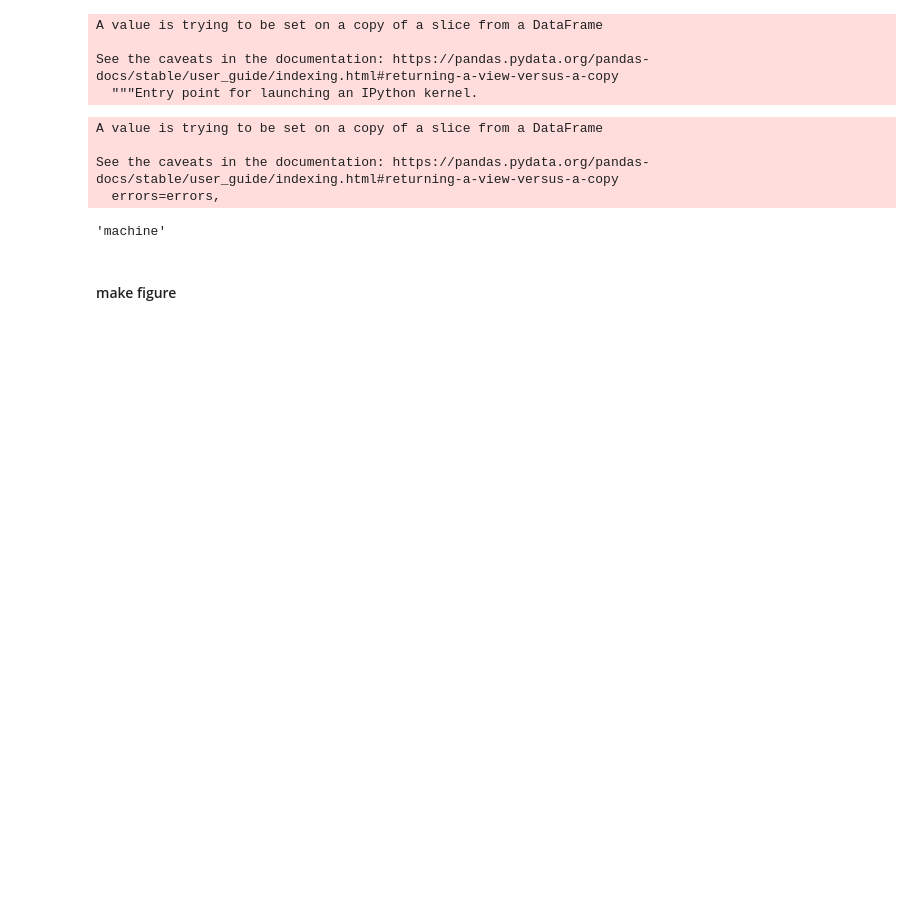
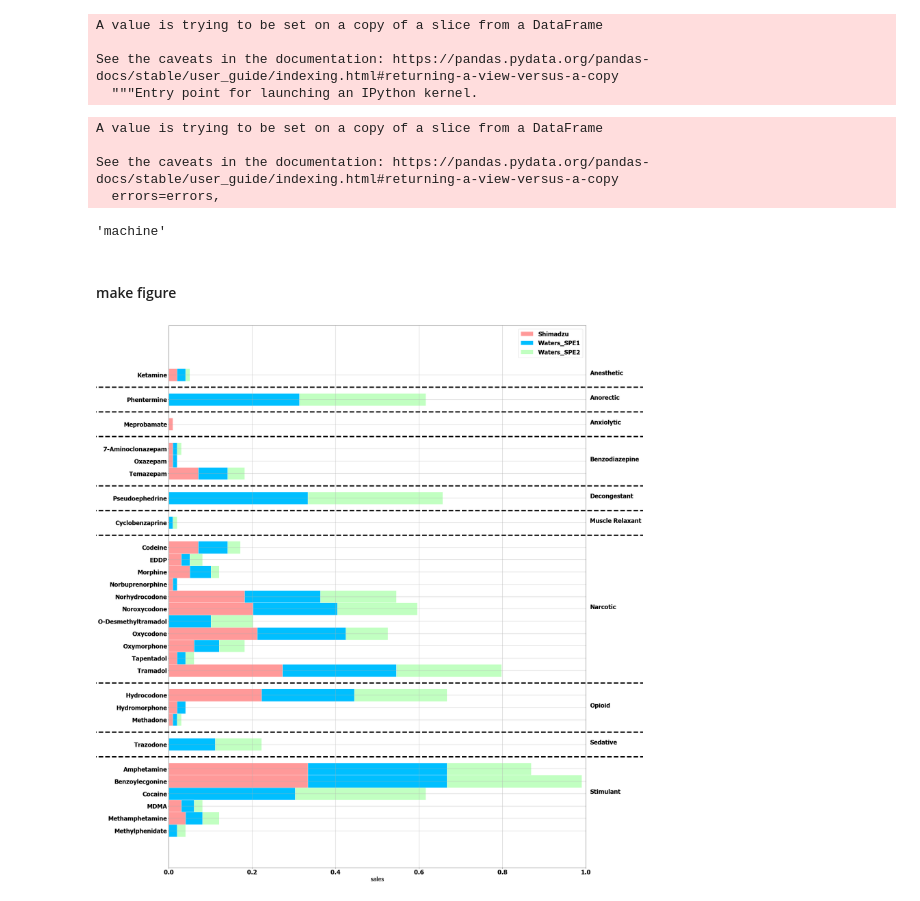
Before and after one commit to mloop/uf-wastewater, a Jupyter notebook: nbs/data_inventory.ipynb, the cells around one changed output. Saved outputs shown, nothing was run; the diff lists cells and outputs as text; code cells hidden in the pictures; blank space fills up the shorter version.

Commit message:
figure adjustments

```diff
--- a/nbs/data_inventory.ipynb
+++ b/nbs/data_inventory.ipynb
@@ -561,26 +557,42 @@ r = [1, 3, 5, 7, 8, 9, 11, 13, 15, 16, 17, 18, 19, 20, 21, 22, 23, 24, 25, 27, 2
 # %%
 # Horizontal Grouped
+
+r = [1, 3, 5, 7, 8, 9, 11, 13, 15, 16, 17, 18, 19, 20, 21, 22, 23, 24, 25, 27, 28, 29, 31, 33, 34, 35, 36, 37, 38]
+r_breaklines = [2, 4, 6, 10, 12, 14, 26, 30, 32]
+r_words = [1, 3, 5, 8, 11, 13, 20, 28, 31, 35]
+words = ["Anesthetic", "Anorectic", "Anxiolytic", "Benzodiazepine", "Decongestant",
+         "Muscle Relaxant", "Narcotic", "Opioid", "Sedative", "Stimulant"]
+words.reverse
 
 font = {'family' : 'Tahoma',
         'weight' : 'bold',
         'size'   : 25}
 
 matplotlib.rc('font', **font)
 
 barHeight = 1
 #plot bars
 plt.figure(figsize=(30,40))
 plt.barh(r, shimadzu, color=colors[0], edgecolor='white', height=barHeight, label="Shimadzu")
 plt.barh(r, waters_spe1, left=np.array(shimadzu), color=colors[1], edgecolor='white', height=barHeight, label='Waters_SPE1')
 plt.barh(r, waters_spe2, left=np.array(shimadzu)+np.array(waters_spe1), color=colors[2], edgecolor='white', height=barHeight, label='Waters_SPE2')
 plt.legend()# Custom X axis
 plt.yticks(r, analytes, fontweight='bold')
-plt.xlim(0, 1.2)
+plt.xlim(0, 1)
 plt.xlabel("sales")
-plt.ylim(-1, 41)
+plt.ylim(-3, 41)
 plt.grid()
-for i, y in enumerate(r):
-    plt.text(1.01, y-0.25, shimadzu_txt[i] + "/" + waters_spe1_txt[i] + "/" + waters_spe2_txt[i])
+for i, y in enumerate(r_words):
+    plt.text(1.01, y, words[i], clip_on=False)
+# for i, y in enumerate(r):
+#     plt.text(1.01, y-0.25, shimadzu_txt[i] + "/" + waters_spe1_txt[i] + "/" + waters_spe2_txt[i])
 # plt.text(1.05,55,"hello")
+x_coordinate = [0.5,1]
+y_coordinate = [0.5,10]
+plt.hlines(y=r_breaklines, xmin=-0.2, xmax=1.2, linestyle="dashed", linewidth=5, colors="black", clip_on=False)
+plt.gca().invert_yaxis()
 plt.savefig("../figs/stacked_horizontal_grouped.png", bbox_inches="tight")
+
 plt.show()
+# %% [output]
+[figure, added]
```
Also changed, not shown: parts of 3 cells of this notebook, 6 other files.
